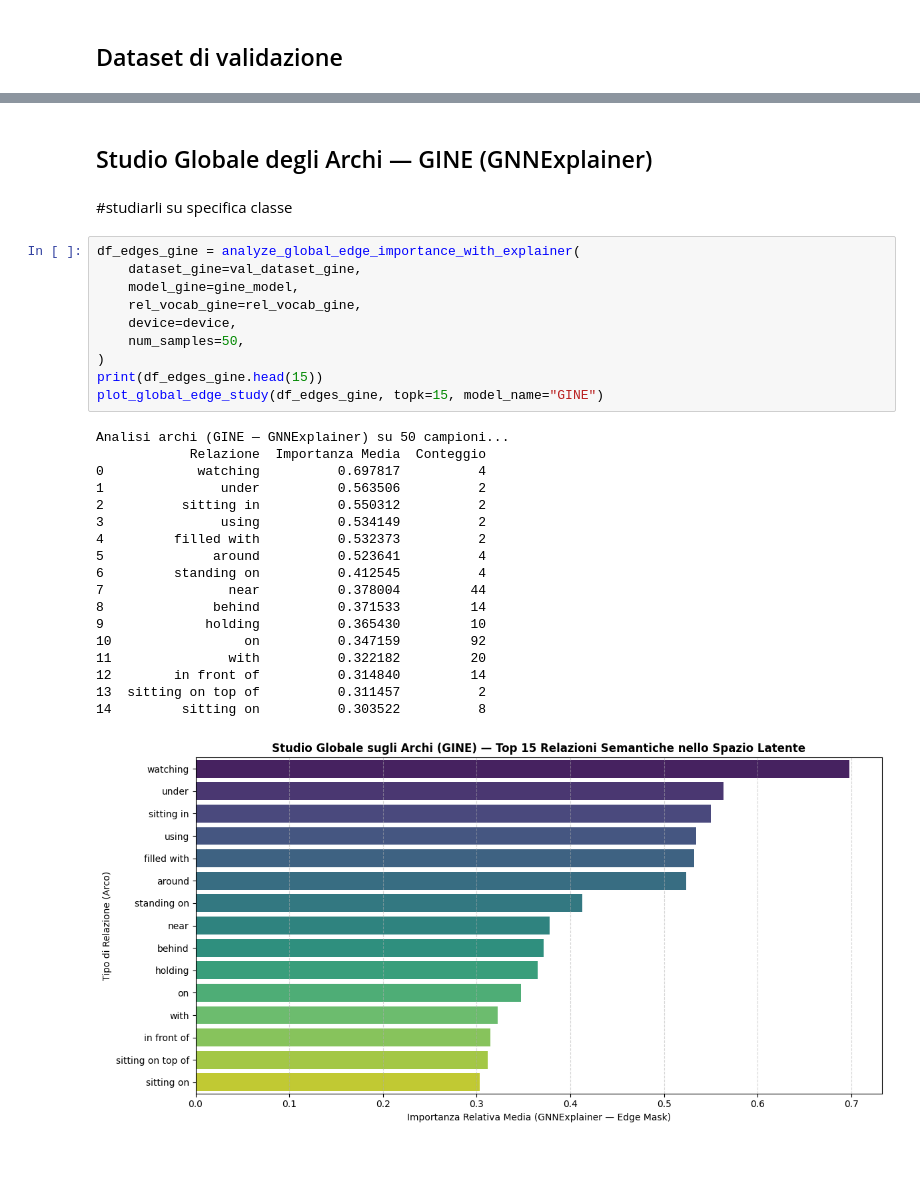
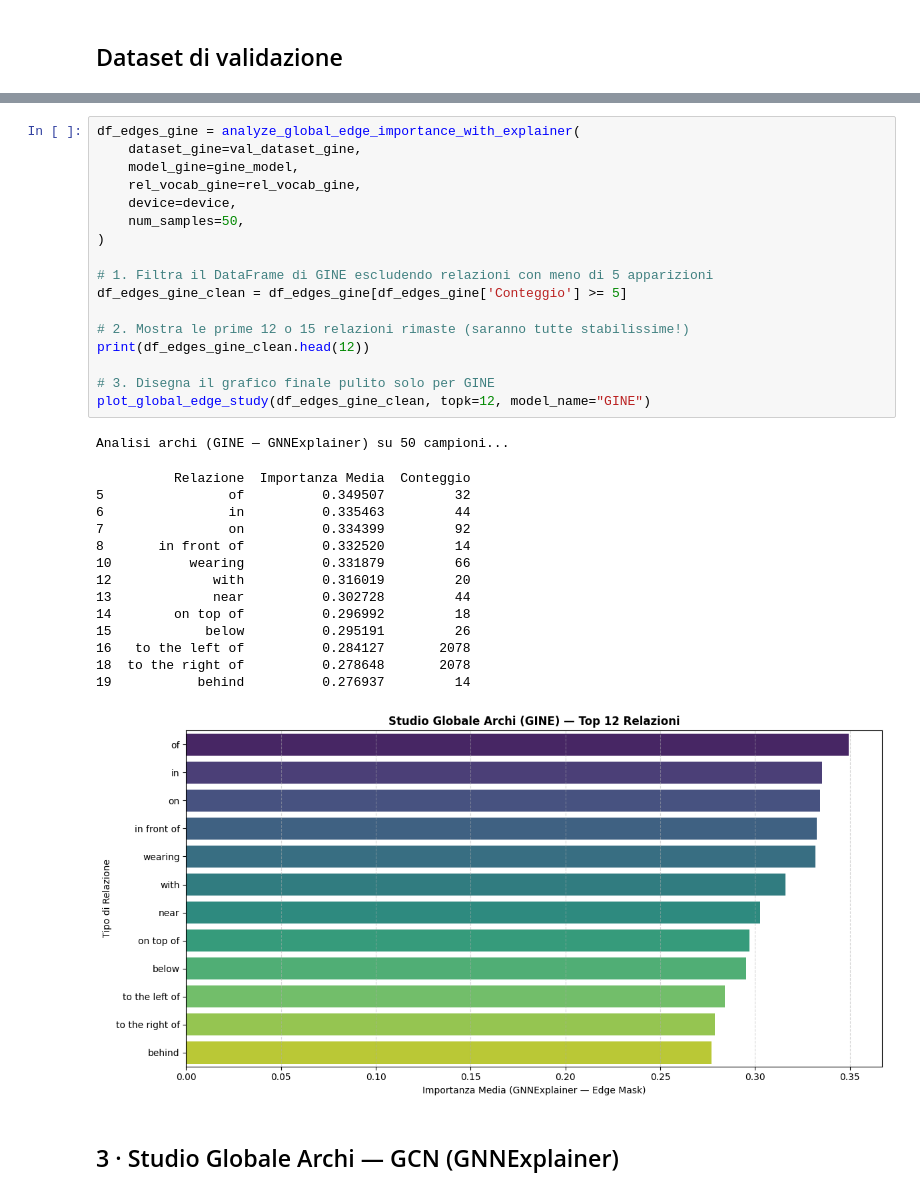
Before and after one commit to LenionK/dl26-projects, a Jupyter notebook: notebooks/GraphGradCAM.ipynb, the cells around one changed output, grey strips where cells are left out. Drawn from its saved outputs; the diff is of its cells as text; blank space fills up the shorter version.

```diff
--- a/notebooks/GraphGradCAM.ipynb
+++ b/notebooks/GraphGradCAM.ipynb
@@ -209,33 +198,35 @@ finally:
+# %%
+df_edges_gine = analyze_global_edge_importance_with_explainer(
+    dataset_gine=val_dataset_gine,
+    model_gine=gine_model,
+    rel_vocab_gine=rel_vocab_gine,
+    device=device,
+    num_samples=50,
+)
+
+# 1. Filtra il DataFrame di GINE escludendo relazioni con meno di 5 apparizioni
+df_edges_gine_clean = df_edges_gine[df_edges_gine['Conteggio'] >= 5]
+
+# 2. Mostra le prime 12 o 15 relazioni rimaste (saranno tutte stabilissime!)
+print(df_edges_gine_clean.head(12))
+
+# 3. Disegna il grafico finale pulito solo per GINE
+plot_global_edge_study(df_edges_gine_clean, topk=12, model_name="GINE")
+# %% [output]
+Analisi archi (GINE — GNNExplainer) su 50 campioni...
+          Relazione  Importanza Media  Conteggio
+5                of          0.349507         32
+6                in          0.335463         44
+7                on          0.334399         92
+8       in front of          0.332520         14
+10          wearing          0.331879         66
+12             with          0.316019         20
+13             near          0.302728         44
+14        on top of          0.296992         18
+15            below          0.295191         26
+16   to the left of          0.284127       2078
+18  to the right of          0.278648       2078
+19           behind          0.276937         14
+[figure, added]
 # %% [markdown]
-## Studio Globale degli Archi — GINE (GNNExplainer)
+## 3 · Studio Globale Archi — GCN (GNNExplainer)
-# %% [markdown]
-#studiarli su specifica classe
-# %%
-df_edges_gine = analyze_global_edge_importance_with_explainer(
-    dataset_gine=val_dataset_gine,
-    model_gine=gine_model,
-    rel_vocab_gine=rel_vocab_gine,
-    device=device,
-    num_samples=50,
-)
-print(df_edges_gine.head(15))
-plot_global_edge_study(df_edges_gine, topk=15, model_name="GINE")
-# %% [output]
-Analisi archi (GINE — GNNExplainer) su 50 campioni...
-            Relazione  Importanza Media  Conteggio
-0            watching          0.697817          4
-1               under          0.563506          2
-2          sitting in          0.550312          2
-3               using          0.534149          2
-4         filled with          0.532373          2
-5              around          0.523641          4
-6         standing on          0.412545          4
-7                near          0.378004         44
-8              behind          0.371533         14
-9             holding          0.365430         10
-10                 on          0.347159         92
-11               with          0.322182         20
-12        in front of          0.314840         14
-13  sitting on top of          0.311457          2
-14         sitting on          0.303522          8
-[figure, removed]
```
Also changed, not shown: parts of 24 cells of this notebook, 1 other file.
